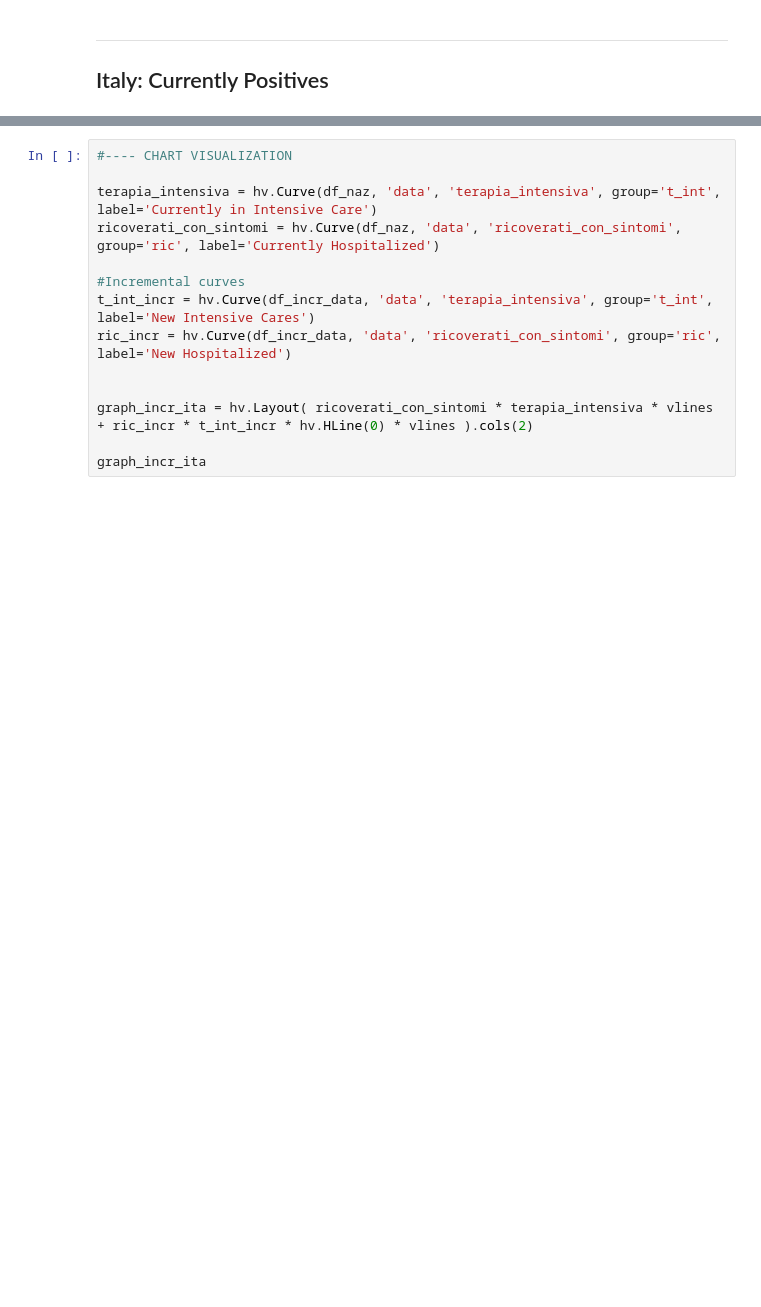
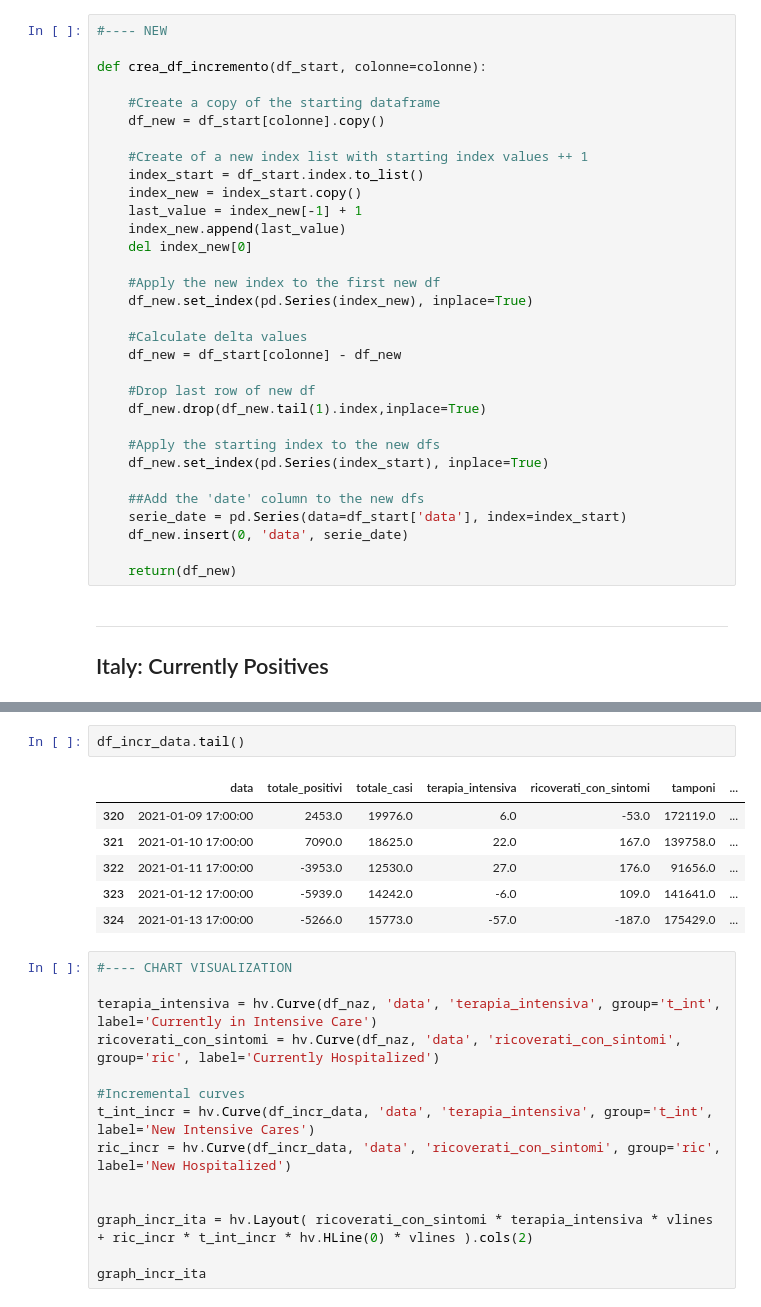
Before and after one commit to marconardon/covid-dashboard, a Jupyter notebook: COVID-19 Italia.ipynb, the cells around one changed output, grey strips where cells are left out. Cells and saved outputs as stored; diff of their text form; blank space fills up the shorter version.

```diff
--- a/COVID-19 Italia.ipynb
+++ b/COVID-19 Italia.ipynb
@@ -144,3 +91,35 @@ bergamo = df_prov[df_prov['sigla_provincia'] == 'BG']
+# %%
+#---- NEW
+
+def crea_df_incremento(df_start, colonne=colonne):
+
+    #Create a copy of the starting dataframe
+    df_new = df_start[colonne].copy()
+
+    #Create of a new index list with starting index values ++ 1
+    index_start = df_start.index.to_list()
+    index_new = index_start.copy()
+    last_value = index_new[-1] + 1
+    index_new.append(last_value)
+    del index_new[0]
+
+    #Apply the new index to the first new df
+    df_new.set_index(pd.Series(index_new), inplace=True)
+
+    #Calculate delta values
+    df_new = df_start[colonne] - df_new
+
+    #Drop last row of new df
+    df_new.drop(df_new.tail(1).index,inplace=True)
+
+    #Apply the starting index to the new dfs
+    df_new.set_index(pd.Series(index_start), inplace=True)
+
+    ##Add the 'date' column to the new dfs
+    serie_date = pd.Series(data=df_start['data'], index=index_start)
+    df_new.insert(0, 'data', serie_date)
+
+    return(df_new)
 # %% [markdown]
 ------
 
@@ -171,3 +159,12 @@ graph_tot_ita
+# %%
+df_incr_data.tail()
+# %% [output]
+|  | data | totale_positivi | totale_casi | terapia_intensiva | ricoverati_con_sintomi | tamponi | ... |
+| 320 | 2021-01-09 17:00:00 | 2453.0 | 19976.0 | 6.0 | -53.0 | 172119.0 | ... |
+| 321 | 2021-01-10 17:00:00 | 7090.0 | 18625.0 | 22.0 | 167.0 | 139758.0 | ... |
+| 322 | 2021-01-11 17:00:00 | -3953.0 | 12530.0 | 27.0 | 176.0 | 91656.0 | ... |
+| 323 | 2021-01-12 17:00:00 | -5939.0 | 14242.0 | -6.0 | 109.0 | 141641.0 | ... |
+| 324 | 2021-01-13 17:00:00 | -5266.0 | 15773.0 | -57.0 | -187.0 | 175429.0 | ... |
 # %%
 #---- CHART VISUALIZATION
 
```
Also changed, not shown: parts of 14 cells of this notebook.
